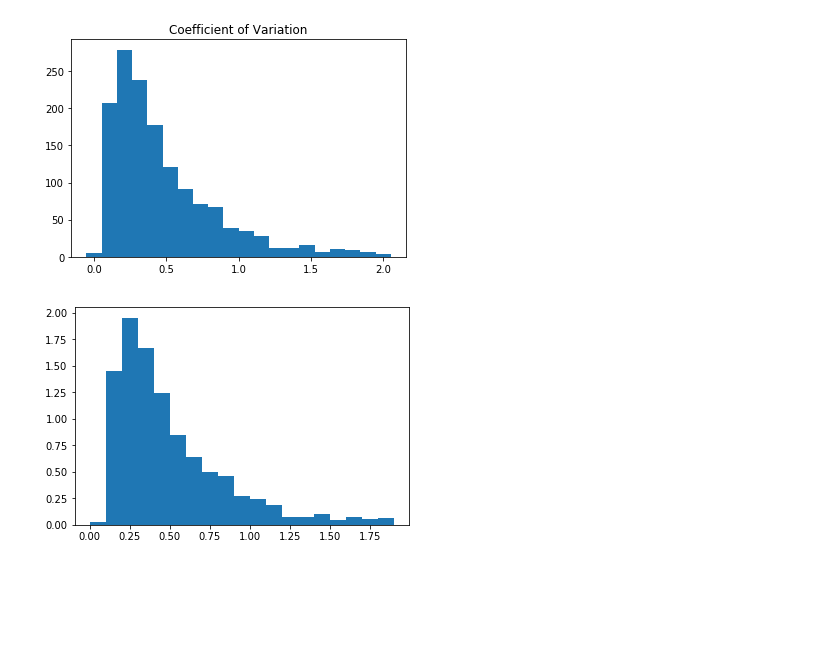
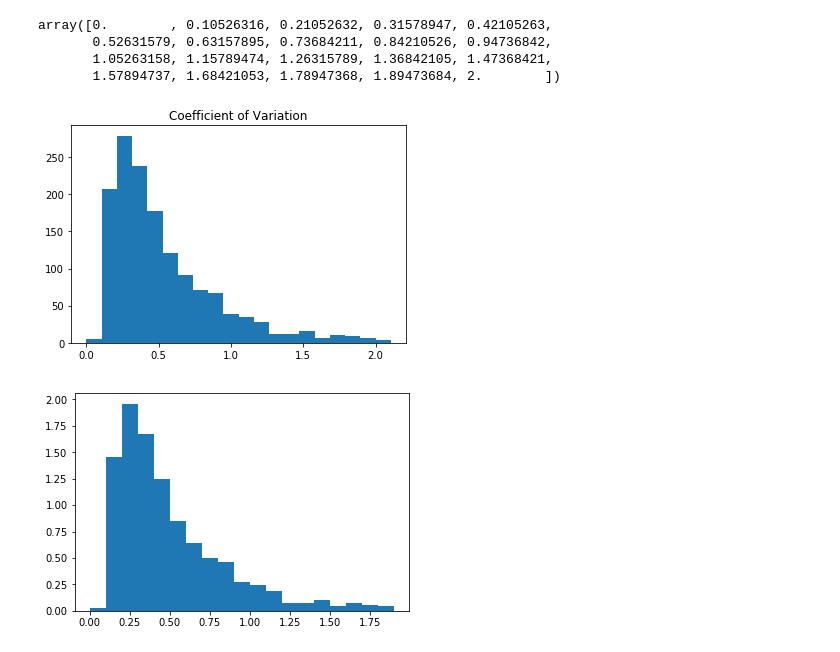
Before and after one commit to openworm/tests, a Jupyter notebook: owtests/test_data_CV_histogram.ipynb, the cells around one changed output. Cells and saved outputs as stored; diff of their text form; code cells hidden in the pictures; blank space fills up the shorter version.

```diff
--- a/owtests/test_data_CV_histogram.ipynb
+++ b/owtests/test_data_CV_histogram.ipynb
@@ -31,10 +31,17 @@ bin_widths = 2.0/len(histogram_values)
+# %%
+cv_axis
+# %% [output]
+array([0.        , 0.10526316, 0.21052632, 0.31578947, 0.42105263,
+       0.52631579, 0.63157895, 0.73684211, 0.84210526, 0.94736842,
+       1.05263158, 1.15789474, 1.26315789, 1.36842105, 1.47368421,
+       1.57894737, 1.68421053, 1.78947368, 1.89473684, 2.        ])
 # %%
 fig.clear()
-plt.bar(cv_axis, histogram_values, width=width)
+plt.bar(cv_axis, histogram_values, width=width, align='edge')
 plt.title('Coefficient of Variation')
 plt.show()
 # %% [output]
-[figure, old version]
+[figure, new version]
 # %%
 fake_data = []
 for i in range(0,len(histogram_values)):
```
Also changed, not shown: parts of 6 cells of this notebook.
